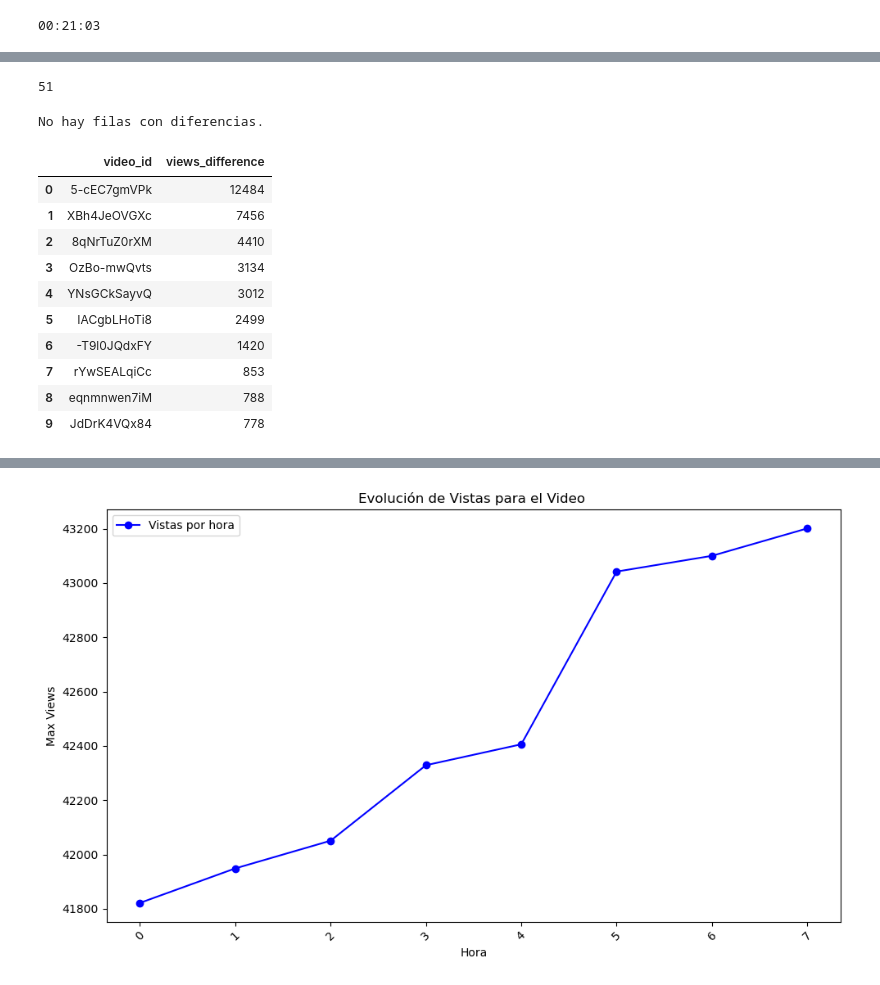
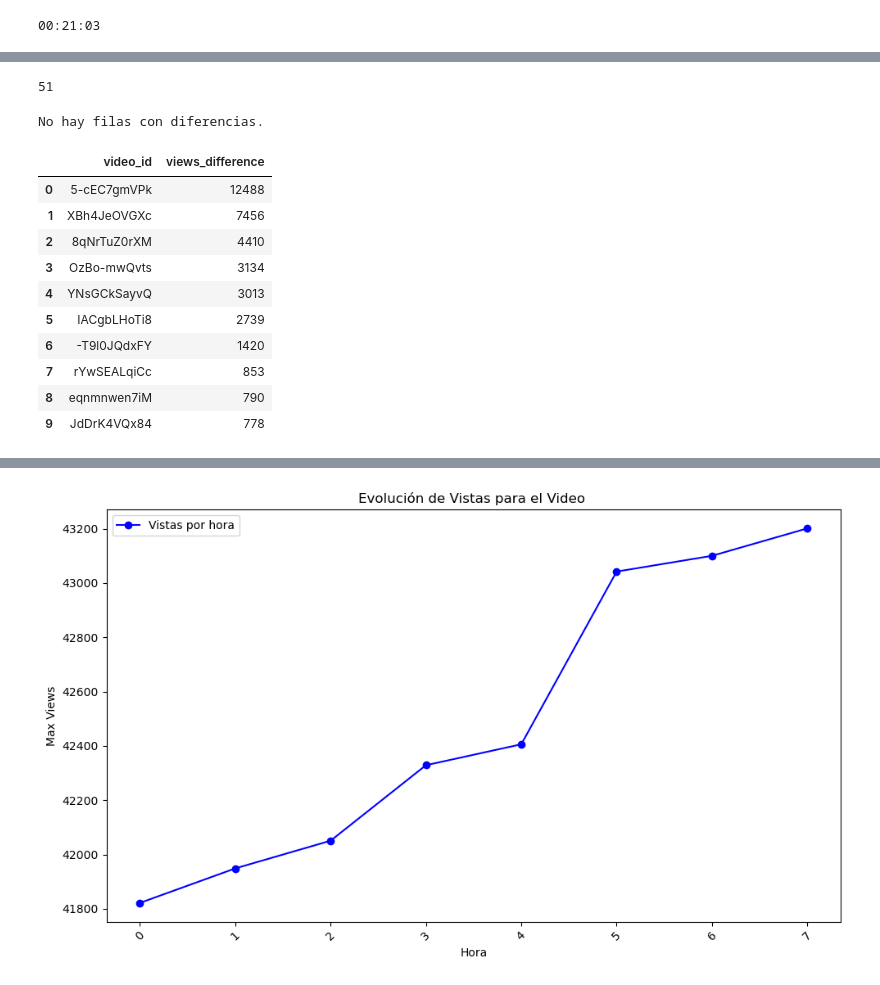
Before and after one commit to juanca-martinez/apiYoutube, a Jupyter notebook: apiyoutube.ipynb, the cells around one changed output, grey strips where cells are left out. Drawn from its saved outputs; the diff is of its cells as text; code cells hidden in the pictures.

```diff
--- a/apiyoutube.ipynb
+++ b/apiyoutube.ipynb
@@ -324,11 +322,11 @@ if conn is not None and cursor is not None:
     conn.close()
 else:
     print("Error: No se pudo establecer la conexión con la base de datos.")
-
-
-videos_subidos.shape[0]
-# %% [output]
-51
+# %%
+#cantidad de registros
+videos_subidos.shape[0]
+# %% [output]
+51
 # %%
 df_video = pd.DataFrame()
 df_video['video_id'] = df_merge_difkey['VideoID']
@@ -402,26 +400,27 @@ if conn is not None and cursor is not None:
     query = "select * from video_views_difference order by views_difference DESC limit 10"
 
     # Ejecutar la consulta y cargar los datos en un DataFrame de pandas
-    read_query = pd.read_sql_query(query, conn)
+    read_query1 = pd.read_sql_query(query, conn)
     conn.commit()
     cursor.close()
     conn.close()
 else:
     print("Error: No se pudo establecer la conexión con la base de datos.")
-
-read_query.head(50)
-# %% [output]
-|  | video_id | views_difference |
-| 0 | 5-cEC7gmVPk | 12484 |
-| 1 | XBh4JeOVGXc | 7456 |
-| 2 | 8qNrTuZ0rXM | 4410 |
-| 3 | OzBo-mwQvts | 3134 |
-| 4 | YNsGCkSayvQ | 3012 |
-| 5 | IACgbLHoTi8 | 2499 |
-| 6 | -T9l0JQdxFY | 1420 |
-| 7 | rYwSEALqiCc | 853 |
-| 8 | eqnmnwen7iM | 788 |
-| 9 | JdDrK4VQx84 | 778 |
+# %%
+#impresion de dataframe
+read_query1.head(50)
+# %% [output]
+|  | video_id | views_difference |
+| 0 | 5-cEC7gmVPk | 12488 |
+| 1 | XBh4JeOVGXc | 7456 |
+| 2 | 8qNrTuZ0rXM | 4410 |
+| 3 | OzBo-mwQvts | 3134 |
+| 4 | YNsGCkSayvQ | 3013 |
+| 5 | IACgbLHoTi8 | 2739 |
+| 6 | -T9l0JQdxFY | 1420 |
+| 7 | rYwSEALqiCc | 853 |
+| 8 | eqnmnwen7iM | 790 |
+| 9 | JdDrK4VQx84 | 778 |
 # %%
 
 
```
Also changed, not shown: parts of 11 cells of this notebook.
